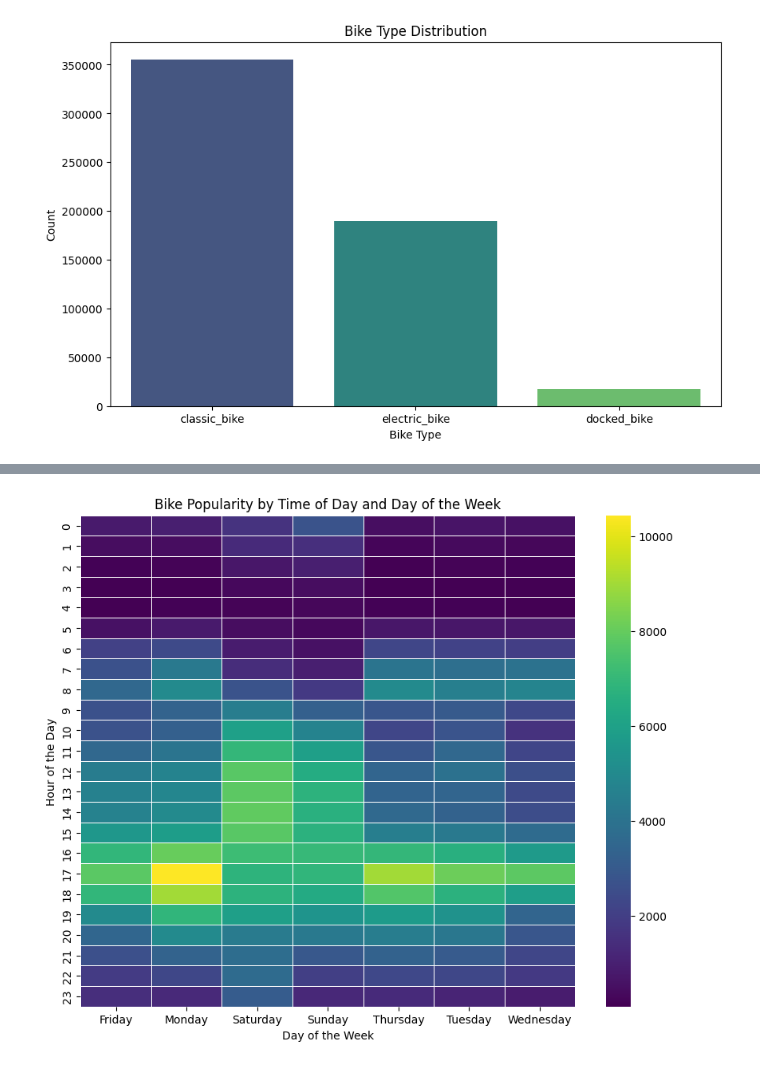
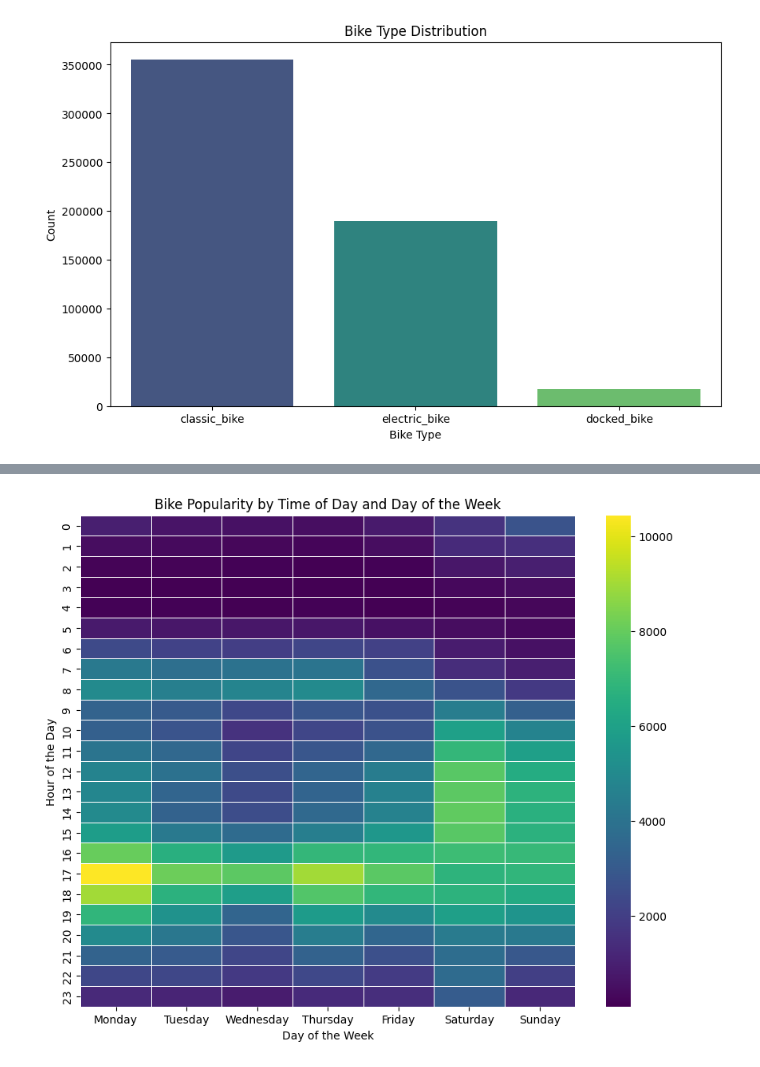
Before and after one commit to MaristChibuike/Bikeshare-Insights_-Summer-in-the-Windy-City, a Jupyter notebook: bikeshare.ipynb, the cells around one changed output, grey strips where cells are left out. Drawn from its saved outputs; the diff is of its cells as text; code cells hidden in the pictures.

Commit message:
Visuals

```diff
--- a/bikeshare.ipynb
+++ b/bikeshare.ipynb
@@ -96,16 +96,12 @@ data['ended_at'] = pd.to_datetime(data['ended_at'])
 
 # Calculate the duration of each trip in seconds
 data['ride_length'] = (data['ended_at'] - data['started_at']).dt.total_seconds()
-data['hour'] = data['started_at'].dt.hour
 
 # Filter out trips with durations less than 60 seconds
 data = data[data['ride_length'] >= 60]
 
 # Remove rows with null values
 data = data.dropna()
-
-data['ride_length'] = (data['ended_at'] - data['started_at']).dt.total_seconds()
-
 display(data_info(), data.describe())
 # %% [output]
 |  | Column | Non-Null Count | Null Count | % Null | Data Type |
@@ -155,14 +230,14 @@ plt.show()
 # %%
 # Heatmap: Bike popularity by time of day and day of the week
 data['hour'] = data['started_at'].dt.hour
-data['day_of_week'] = data['started_at'].dt.day_name()
+data['day_of_week'] = pd.Categorical(data['started_at'].dt.day_name(), ['Monday', 'Tuesday', 'Wednesday', 'Thursday', 'Friday', 'Saturday', 'Sunday'], ordered=True)
 
 heatmap_data = data.groupby(['hour', 'day_of_week'])['rideable_type'].count().unstack()
 plt.figure(figsize=(10, 8))
 sns.heatmap(data=heatmap_data, cmap='viridis', annot=False, fmt='d', linewidths= 0.5)
 plt.title('Bike Popularity by Time of Day and Day of the Week')
 plt.xlabel('Day of the Week')
 plt.ylabel('Hour of the Day')
 plt.show()
 # %% [output]
-[figure, old version]
+[figure, new version]
```
Also changed, not shown: parts of 14 cells of this notebook, 1 other file.
